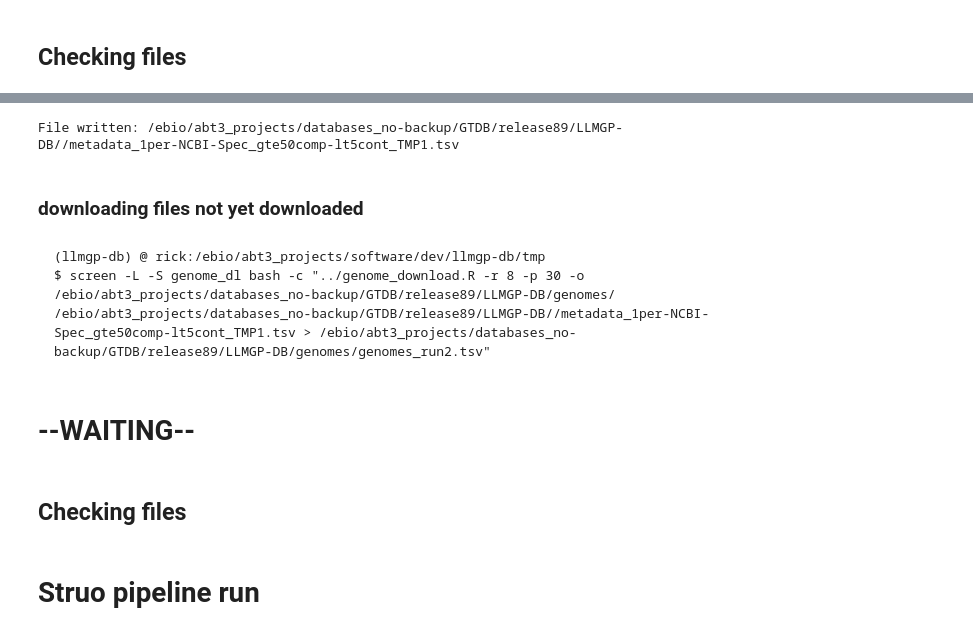
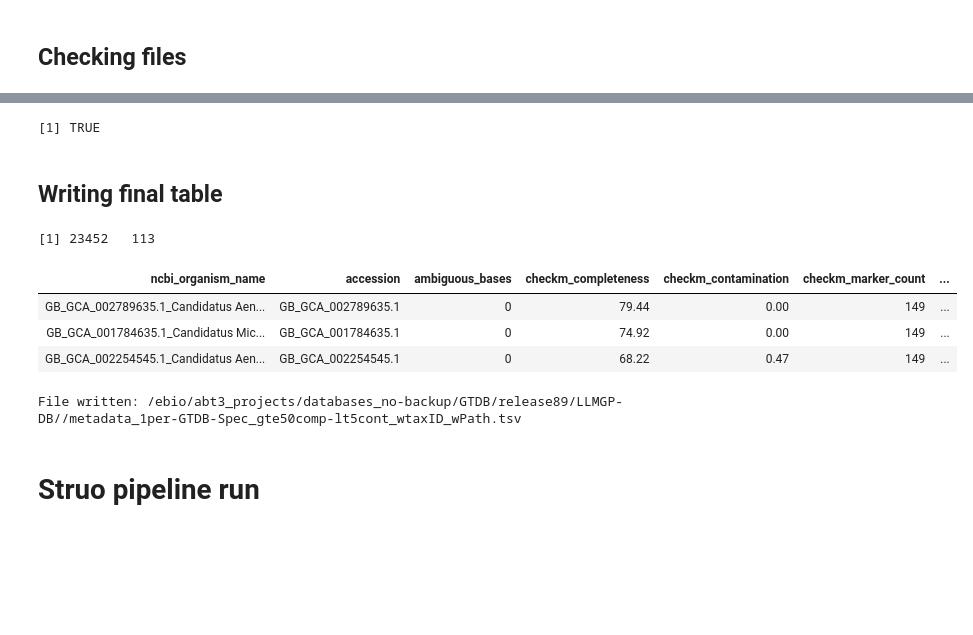
Before and after one commit to leylabmpi/Struo, a Jupyter notebook: notebooks/release89/01_GTDB_metadata_summary.ipynb, the cells around one changed output, grey strips where cells are left out. Drawn from its saved outputs; the diff is of its cells as text; code cells hidden in the pictures; blank space fills up the shorter version.

````diff
--- a/notebooks/release89/01_GTDB_metadata_summary.ipynb
+++ b/notebooks/release89/01_GTDB_metadata_summary.ipynb
@@ -818,0 +893,5 @@ $ screen -L -S genome_dl bash -c "../genome_download.R -p 30 -o /ebio/abt3_proje
+# %%
+# output table that contains metadata + file paths
+F = file.path(work_dir, 'genomes', 'genomes_dl-run1.tsv')
+df_dl = read.delim(F, sep='\t')
+df_dl %>% dim
@@ -828,13 +908,0 @@ genome_files %>% length
-# %%
-# table of all genomes to download
-df_all = read.delim('/ebio/abt3_projects/databases_no-backup/GTDB/release89/LLMGP-DB/metadata_1per-GTDB-Spec_gte50comp-lt5cont.tsv',
-                sep='\t')
-
-# table of downloaded genomes
-df_dl = read.delim('/ebio/abt3_projects/databases_no-backup/GTDB/release89/LLMGP-DB/genomes/genomes_run1.tsv',
-                sep='\t')
-
-# which not downloaded?
-df_to_dl = df_all %>%
-    anti_join(df_dl, c('accession'))
-df_to_dl %>% dim
@@ -845,19 +909,25 @@ Warning message:
+# %%
+# checking that all file paths actually exist
+df_dl$fasta_file.path %>% sapply(file.exists) %>% all
+# %% [output]
+[1] TRUE
+# %% [markdown]
+## Writing final table
+# %%
+# final table stats
+df_dl %>% dim %>% print
+df_dl %>% head(n=3)
+# %% [output]
+[1] 23452   113
+| ncbi_organism_name | accession | ambiguous_bases | checkm_completeness | checkm_contamination | checkm_marker_count | ... |
+| GB_GCA_002789635.1_Candidatus Aen... | GB_GCA_002789635.1 | 0 | 79.44 | 0.00 | 149 | ... |
+| GB_GCA_001784635.1_Candidatus Mic... | GB_GCA_001784635.1 | 0 | 74.92 | 0.00 | 149 | ... |
+| GB_GCA_002254545.1_Candidatus Aen... | GB_GCA_002254545.1 | 0 | 68.22 | 0.47 | 149 | ... |
 # %%
 # writing table
-F = file.path(work_dir, 'metadata_1per-NCBI-Spec_gte50comp-lt5cont_TMP1.tsv')
-df_to_dl %>%
+F = file.path(work_dir, 'metadata_1per-GTDB-Spec_gte50comp-lt5cont_wtaxID_wPath.tsv')
+df_dl %>%
     write.table(file=F, sep='\t', quote=FALSE, row.names=FALSE)
 cat('File written:', F, '\n')
 # %% [output]
-File written: /ebio/abt3_projects/databases_no-backup/GTDB/release89/LLMGP-DB//metadata_1per-NCBI-Spec_gte50comp-lt5cont_TMP1.tsv
+File written: /ebio/abt3_projects/databases_no-backup/GTDB/release89/LLMGP-DB//metadata_1per-GTDB-Spec_gte50comp-lt5cont_wtaxID_wPath.tsv
-# %% [markdown]
-### downloading files not yet downloaded
-# %% [markdown]
-```
-(llmgp-db) @ rick:/ebio/abt3_projects/software/dev/llmgp-db/tmp
-$ screen -L -S genome_dl bash -c "../genome_download.R -r 8 -p 30 -o /ebio/abt3_projects/databases_no-backup/GTDB/release89/LLMGP-DB/genomes/ /ebio/abt3_projects/databases_no-backup/GTDB/release89/LLMGP-DB//metadata_1per-NCBI-Spec_gte50comp-lt5cont_TMP1.tsv > /ebio/abt3_projects/databases_no-backup/GTDB/release89/LLMGP-DB/genomes/genomes_run2.tsv"
-```
-# %% [markdown]
-# --WAITING--
-# %% [markdown]
-## Checking files
````
Also changed, not shown: parts of 35 cells of this notebook, 9 other files.
